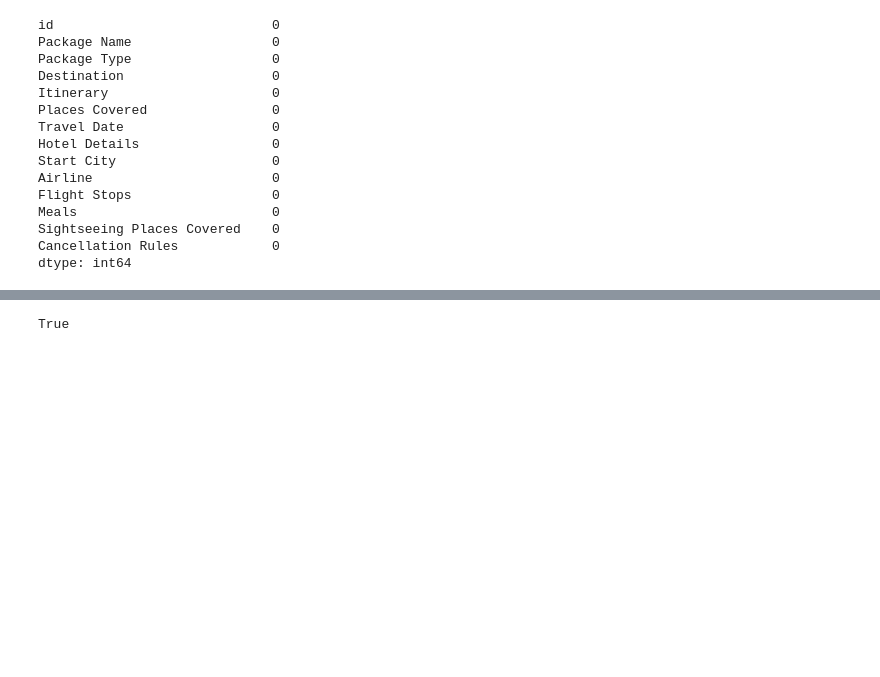
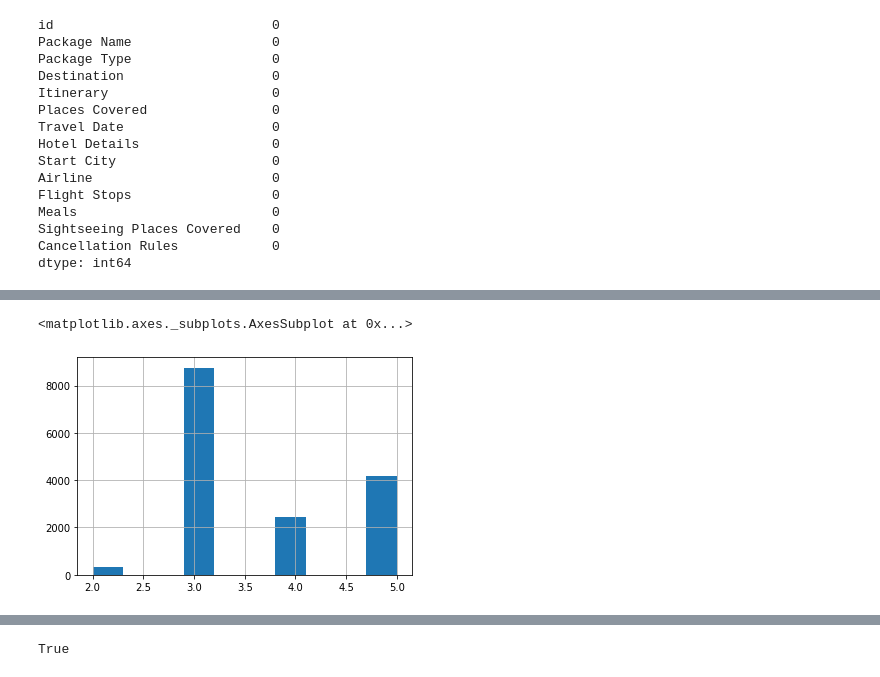
Before and after one commit to dannyfuf/ML, a Jupyter notebook: Taller_2/Parte 2/Taller_2_kaggle.ipynb, the cells around one changed output, grey strips where cells are left out. Cells and saved outputs as stored; diff of their text form; code cells hidden in the pictures; blank space fills up the shorter version.

```diff
--- a/Taller_2/Parte 2/Taller_2_kaggle.ipynb
+++ b/Taller_2/Parte 2/Taller_2_kaggle.ipynb
@@ -154,3 +149,8 @@ cols
+# %%
+data['Meals'].hist()
+# %% [output]
+<matplotlib.axes._subplots.AxesSubplot at 0x...>
+[figure, added]
 # %%
 data.stack().value_counts()
 # %% [output]
```
Also changed, not shown: parts of 20 cells of this notebook, 3 other files.
